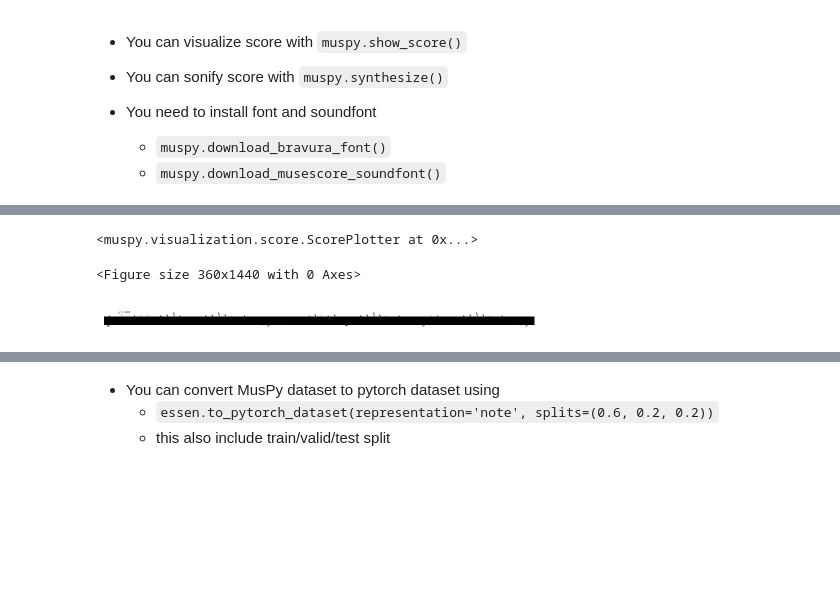
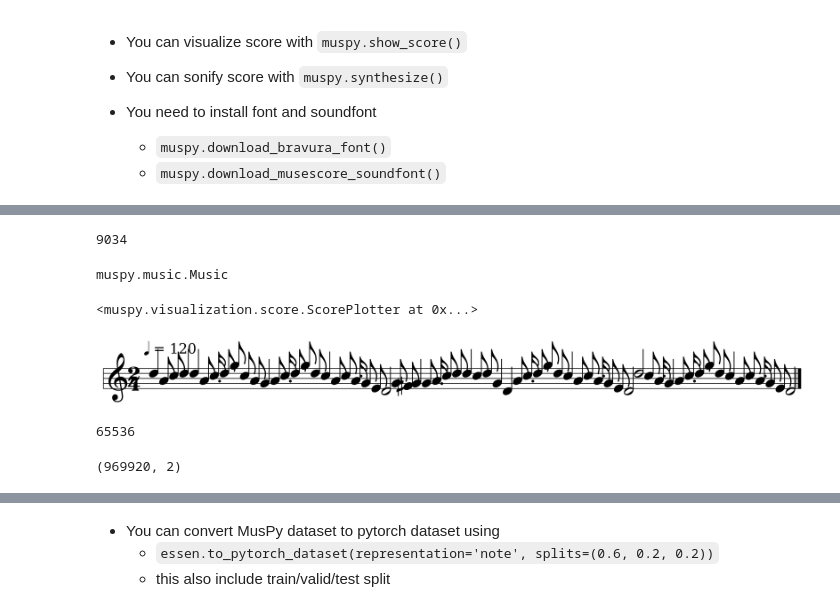
Before and after one commit to jdasam/ant5015-2022Spring, a Jupyter notebook: 7th_week_livecoding_music_generation.ipynb, the cells around one changed output, grey strips where cells are left out. Saved outputs shown, nothing was run; the diff lists cells and outputs as text; code cells hidden in the pictures; blank space fills up the shorter version.

```diff
--- a/7th_week_livecoding_music_generation.ipynb
+++ b/7th_week_livecoding_music_generation.ipynb
@@ -52,9 +46,4 @@ a_piece = essen[0]
-# %%
-import matplotlib.pyplot as plt
-
-fig = plt.figure(figsize=(5,20))
-muspy.show_score(a_piece)
-# %% [output]
-<muspy.visualization.score.ScorePlotter at 0x...>
-<Figure size 360x1440 with 0 Axes>
-[figure, removed]
+# %%
+len(essen)
+# %% [output]
+9034
@@ -60,0 +52,11 @@ muspy.show_score(a_piece)
+# %%
+type(a_piece)
+# %% [output]
+muspy.music.Music
+# %%
+import matplotlib.pyplot as plt
+
+muspy.show_score(a_piece, figsize=(30,10), font_scale=200, note_spacing=2)
+# %% [output]
+<muspy.visualization.score.ScorePlotter at 0x...>
+[figure, added]
@@ -60,0 +65,4 @@ muspy.show_score(a_piece)
+# %%
+2**16
+# %% [output]
+65536
@@ -60,0 +71,4 @@ muspy.show_score(a_piece)
+# %%
+audio.shape
+# %% [output]
+(969920, 2)
```
Also changed, not shown: parts of 28 cells of this notebook.
